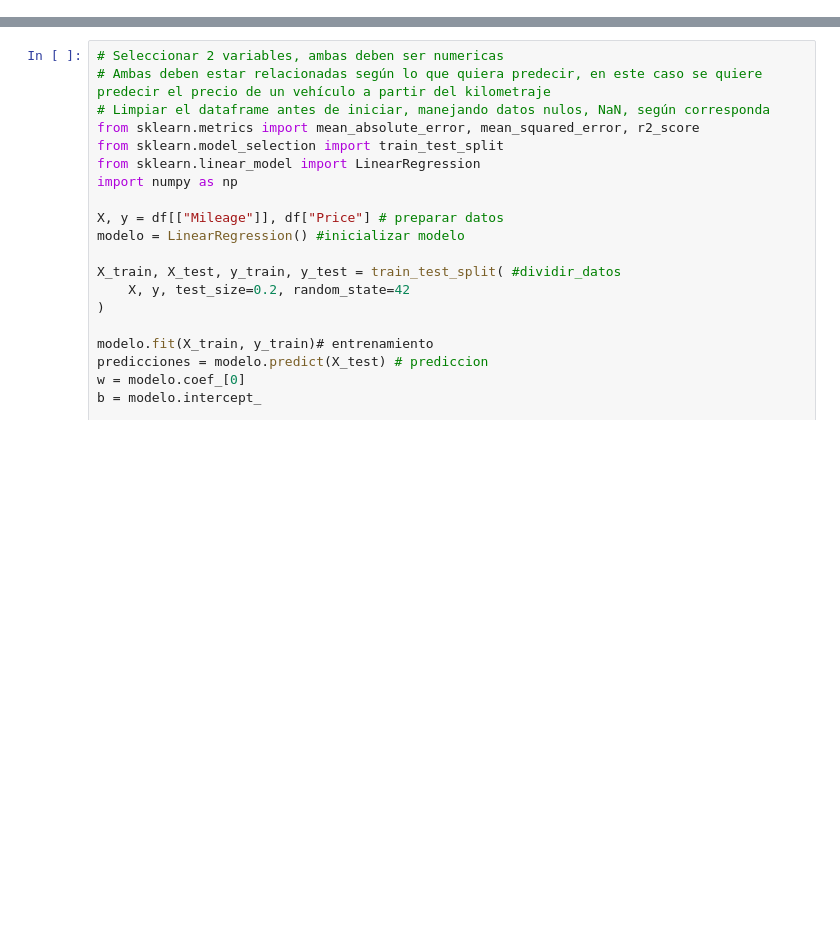
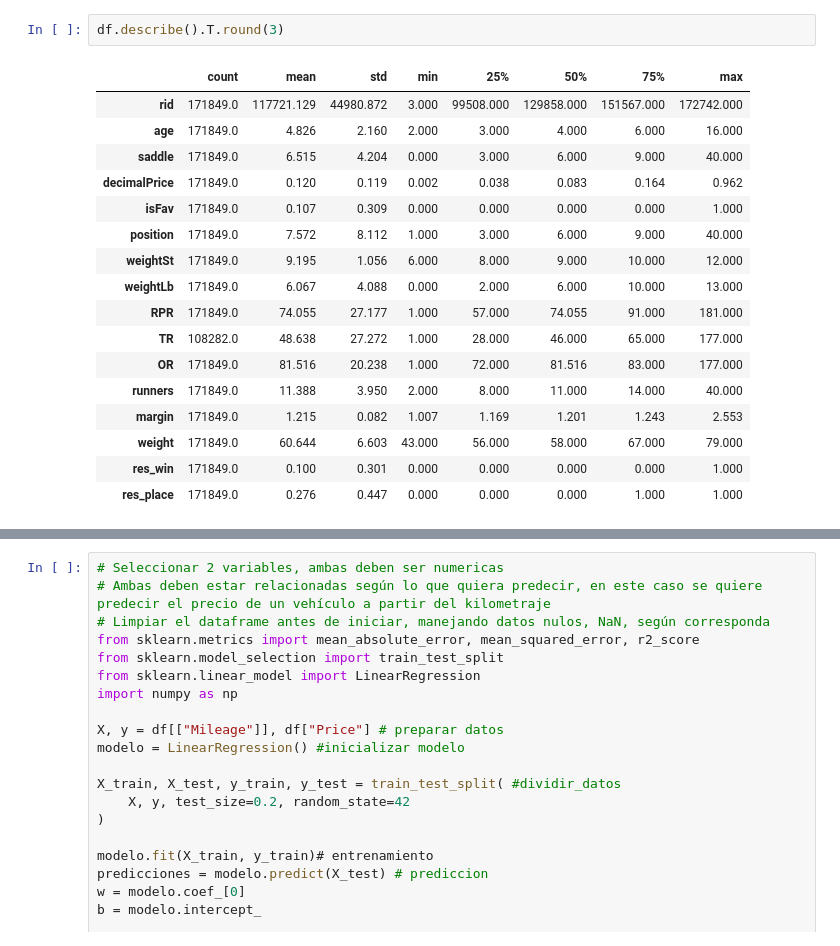
Before and after one commit to juanrenteria-ai/ML_2026_IUD, a Jupyter notebook: src/sincronicas/Semana_2SINC.ipynb, the cells around one changed output, grey strips where cells are left out. Drawn from its saved outputs; the diff is of its cells as text; blank space fills up the shorter version.

```diff
--- a/src/sincronicas/Semana_2SINC.ipynb
+++ b/src/sincronicas/Semana_2SINC.ipynb
@@ -30,0 +107,20 @@ df.head(5)
+# %%
+df.describe().T.round(3)
+# %% [output]
+|  | count | mean | std | min | 25% | 50% | 75% | max |
+| rid | 171849.0 | 117721.129 | 44980.872 | 3.000 | 99508.000 | 129858.000 | 151567.000 | 172742.000 |
+| age | 171849.0 | 4.826 | 2.160 | 2.000 | 3.000 | 4.000 | 6.000 | 16.000 |
+| saddle | 171849.0 | 6.515 | 4.204 | 0.000 | 3.000 | 6.000 | 9.000 | 40.000 |
+| decimalPrice | 171849.0 | 0.120 | 0.119 | 0.002 | 0.038 | 0.083 | 0.164 | 0.962 |
+| isFav | 171849.0 | 0.107 | 0.309 | 0.000 | 0.000 | 0.000 | 0.000 | 1.000 |
+| position | 171849.0 | 7.572 | 8.112 | 1.000 | 3.000 | 6.000 | 9.000 | 40.000 |
+| weightSt | 171849.0 | 9.195 | 1.056 | 6.000 | 8.000 | 9.000 | 10.000 | 12.000 |
+| weightLb | 171849.0 | 6.067 | 4.088 | 0.000 | 2.000 | 6.000 | 10.000 | 13.000 |
+| RPR | 171849.0 | 74.055 | 27.177 | 1.000 | 57.000 | 74.055 | 91.000 | 181.000 |
+| TR | 108282.0 | 48.638 | 27.272 | 1.000 | 28.000 | 46.000 | 65.000 | 177.000 |
+| OR | 171849.0 | 81.516 | 20.238 | 1.000 | 72.000 | 81.516 | 83.000 | 177.000 |
+| runners | 171849.0 | 11.388 | 3.950 | 2.000 | 8.000 | 11.000 | 14.000 | 40.000 |
+| margin | 171849.0 | 1.215 | 0.082 | 1.007 | 1.169 | 1.201 | 1.243 | 2.553 |
+| weight | 171849.0 | 60.644 | 6.603 | 43.000 | 56.000 | 58.000 | 67.000 | 79.000 |
+| res_win | 171849.0 | 0.100 | 0.301 | 0.000 | 0.000 | 0.000 | 0.000 | 1.000 |
+| res_place | 171849.0 | 0.276 | 0.447 | 0.000 | 0.000 | 0.000 | 1.000 | 1.000 |
```
Also changed, not shown: parts of 25 cells of this notebook, 3 other files.
